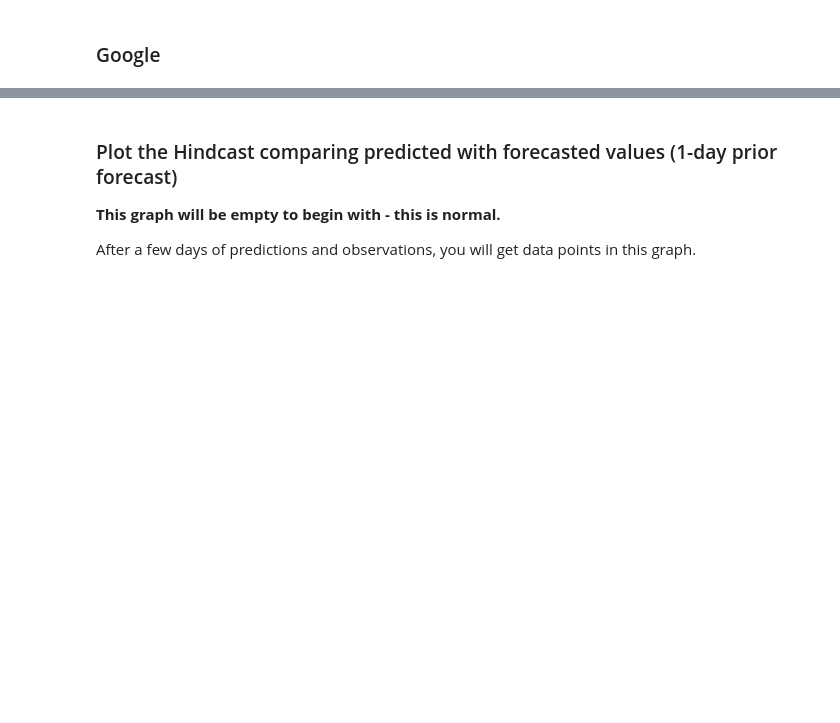
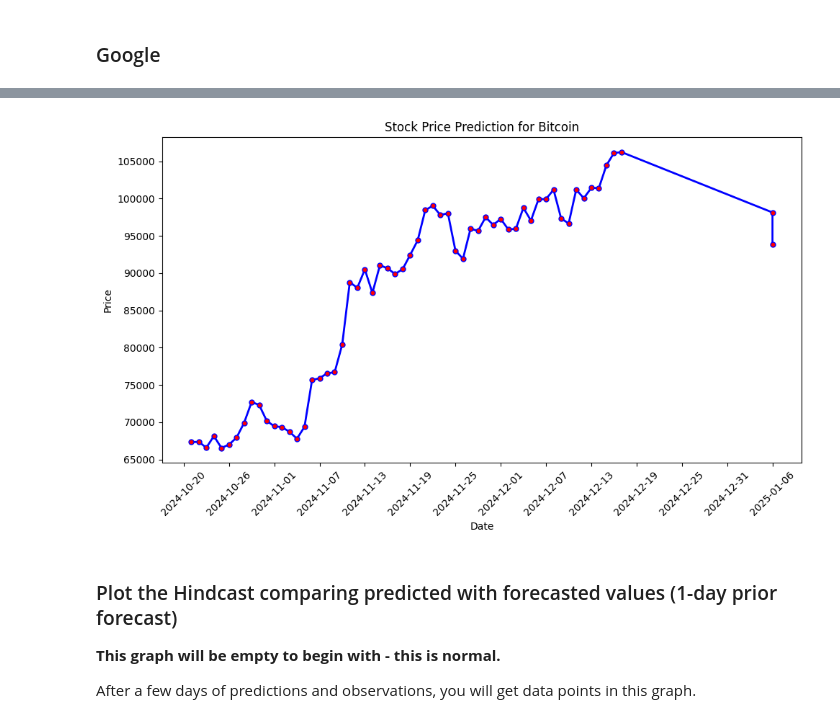
Before and after one commit to TheresaHoesl/StockMarketPrediction, a Jupyter notebook: notebooks/4_stockpred_batch_inference.ipynb, the cells around one changed output, grey strips where cells are left out. Saved outputs shown, nothing was run; the diff lists cells and outputs as text; code cells hidden in the pictures; blank space fills up the shorter version.

```diff
--- a/notebooks/4_stockpred_batch_inference.ipynb
+++ b/notebooks/4_stockpred_batch_inference.ipynb
@@ -385,0 +217,4 @@ hindcast_lag_df
+# %%
+btc_scale = bitcoin_max_snp - bitcoin_min_snp
+SandP_scaled = (SandP_df.iloc[0]['price'] - bitcoin_min_snp) / btc_scale
+SandP_scaled
@@ -385,0 +223,5 @@ hindcast_lag_df
+# %%
+btc_scale = bitcoin_max_sp - bitcoin_min_sp
+btc_X = [btc_sentim_df['overall_sentiment_score'][0], SandP_scaled]
+btc_pred = retrieved_btc_model.predict(np.array(btc_X).reshape(1, -1)) * btc_scale + bitcoin_min_sp
+btc_pred[0]
@@ -386,3 +390,14 @@ hindcast_lag_df
+# %%
+file_path = "../notebooks/img/btc_forecast.png"
+if os.path.exists(os.path.dirname(file_path)):
+    plt = util.plot_stock_price_forecast(df=btc_plotting_df.head(60), file_path=file_path, name="Bitcoin", hindcast=False)
+else:
+    os.makedirs(os.path.dirname(file_path), exist_ok=True)
+    plt = util.plot_stock_price_forecast(df=btc_plotting_df.head(60), file_path=file_path, name="Bitcoin", hindcast=False)
+
+plt.show()
+# %% [output]
+[figure, added]
 # %% [markdown]
 ### Plot the Hindcast comparing predicted with forecasted values (1-day prior forecast)
 
```
Also changed, not shown: parts of 52 cells of this notebook, 6 other files.
